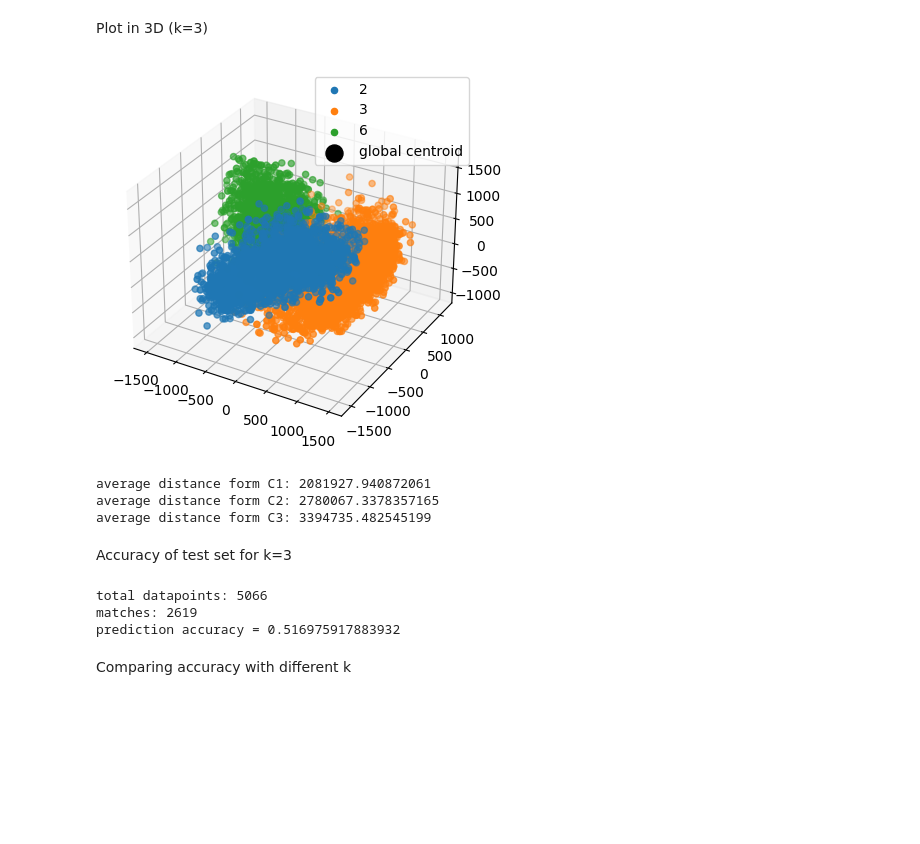
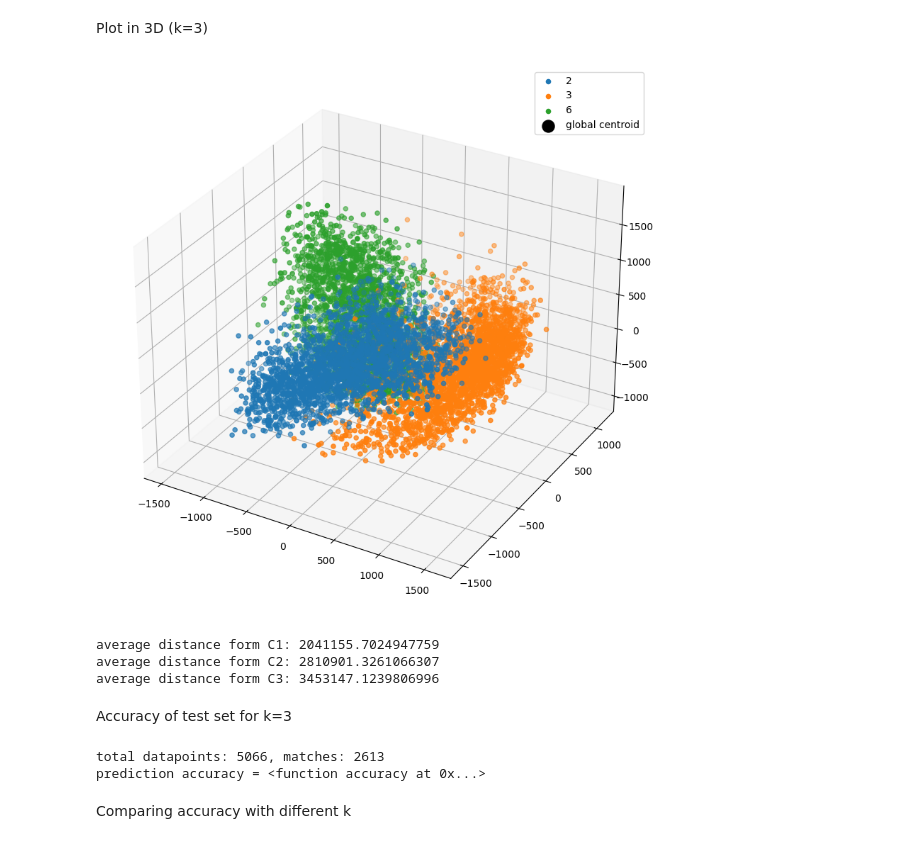
Before and after one commit to danielenapo/AI_unibo, a Jupyter notebook: Maths4ML/Oral_homeworks/2/PCA_3D.ipynb, the cells around one changed output. Drawn from its saved outputs; the diff is of its cells as text; code cells hidden in the pictures; blank space fills up the shorter version.

```diff
--- a/Maths4ML/Oral_homeworks/2/PCA_3D.ipynb
+++ b/Maths4ML/Oral_homeworks/2/PCA_3D.ipynb
@@ -55,10 +55,10 @@ Xc=Xtrain-C.reshape((d,1))
 # %% [output]
 (784,)
 # %%
-k=3
+k=2
 U_vect=[]
 U, s, VT = np.linalg.svd(Xc, full_matrices=False)
-for k in range (3,30):
+for k in range (2,30):
     U_vect.append(U[:,:k])
 Uk=U_vect[0]
 Z=Uk.T@Xc
@@ -66,26 +93,28 @@ Z=Uk.T@Xc
 Plot in 3D (k=3)
 # %%
 k=3
+Uk=U_vect[1]
+Z=Uk.T@Xc
 Z1=Z[:,Ytrain==digits[0]]
 Z2=Z[:,Ytrain== digits[1]]
 Z3=Z[:,Ytrain== digits[2]]
-fig = plt.figure()
+fig = plt.figure(figsize=(10, 10))
 ax = fig.add_subplot(projection='3d')
 ax.scatter(Z1[0,:], Z1[1,:], Z1[2,:], label=digits[0])
 ax.scatter(Z2[0,:], Z2[1,:], Z2[2,:], label=digits[1])
 ax.scatter(Z3[0,:], Z3[1,:], Z3[2,:], label=digits[2])
 
 C1z=np.mean(Z1, axis=1).reshape(k,1)
 C2z=np.mean(Z2, axis=1).reshape(k,1)
 C3z=np.mean(Z3, axis=1).reshape(k,1)
 Cz=np.mean(Z, axis=1).reshape(k,1)
 
 
 ax.scatter(Cz[0], Cz[1], Cz[2],  c="black",s=150, marker="o", label="global centroid")
 plt.legend()
 plt.show()
 # %% [output]
-[figure, old version]
+[figure, new version]
 # %%
 D1=[]
 for i in range(Z1.shape[1]):
@@ -104,21 +133,31 @@ for i in range(Z3.shape[1]):
 D3=D3/Z3.shape[1]
 print(f"average distance form C3: {D3}")
 # %% [output]
-average distance form C1: 2081927.940872061
-average distance form C2: 2780067.3378357165
-average distance form C3: 3394735.482545199
+average distance form C1: 2041155.7024947759
+average distance form C2: 2810901.3261066307
+average distance form C3: 3453147.1239806996
 # %% [markdown]
 Accuracy of test set for k=3
 # %%
 def min(vec):
     min=100000000
     ind=0
+    minInd=0
     for i in vec:
         if i<=min:
             min=i
             minInd=ind
         ind+=1
     return minInd
+
+def accuracy(Ypredict, Ytest):
+    sum=0
+    i=0
+    for y in Ypredict:
+        if(y==Ytest[i]):
+            sum+=1
+        i+=1
+    return (sum/Ytest.shape[0], sum)
 
 Ztest=Uk.T@Xtest
 testSize=Ztest.shape[1]
@@ -137,20 +176,12 @@ for i in range(testSize):
     else:
         Ypredict.append(digits[2])
 
-print("total datapoints:",len(Ypredict))
-sum=0
-i=0
-for y in Ypredict:
-    if(y==Ytest[i]):
-        sum+=1
-    i+=1
-print("matches:",sum)
-accuracy=sum/testSize
+acc, matches=accuracy(Ypredict, Ytest)
+print(f"total datapoints: {testSize}, matches: {matches}")
 print(f"prediction accuracy = {accuracy}")
 # %% [output]
-total datapoints: 5066
-matches: 2619
-prediction accuracy = 0.516975917883932
+total datapoints: 5066, matches: 2613
+prediction accuracy = <function accuracy at 0x...>
 # %% [markdown]
 Comparing accuracy with different k
 # %%
```
Also changed, not shown: parts of 5 cells of this notebook, 4 other files.
